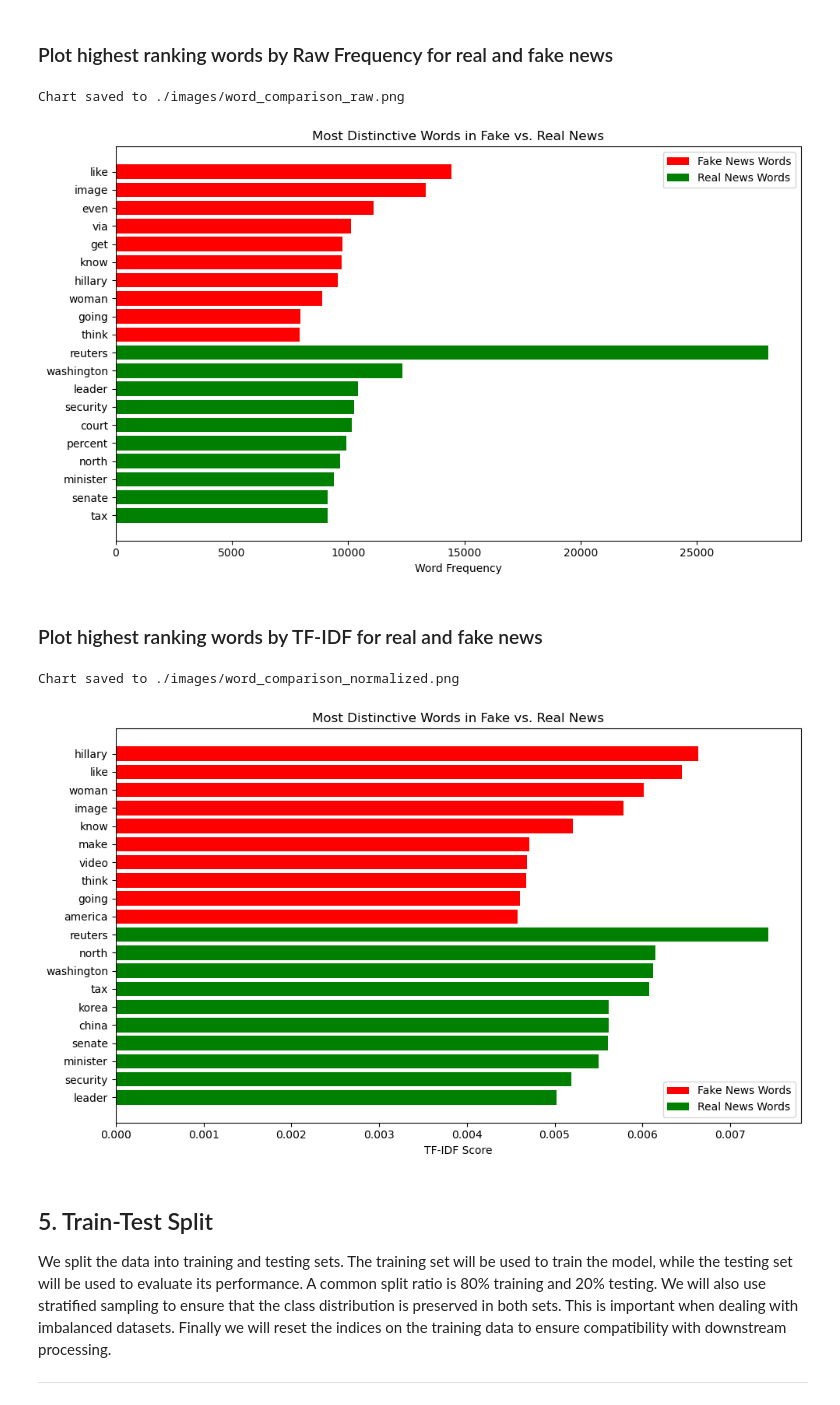
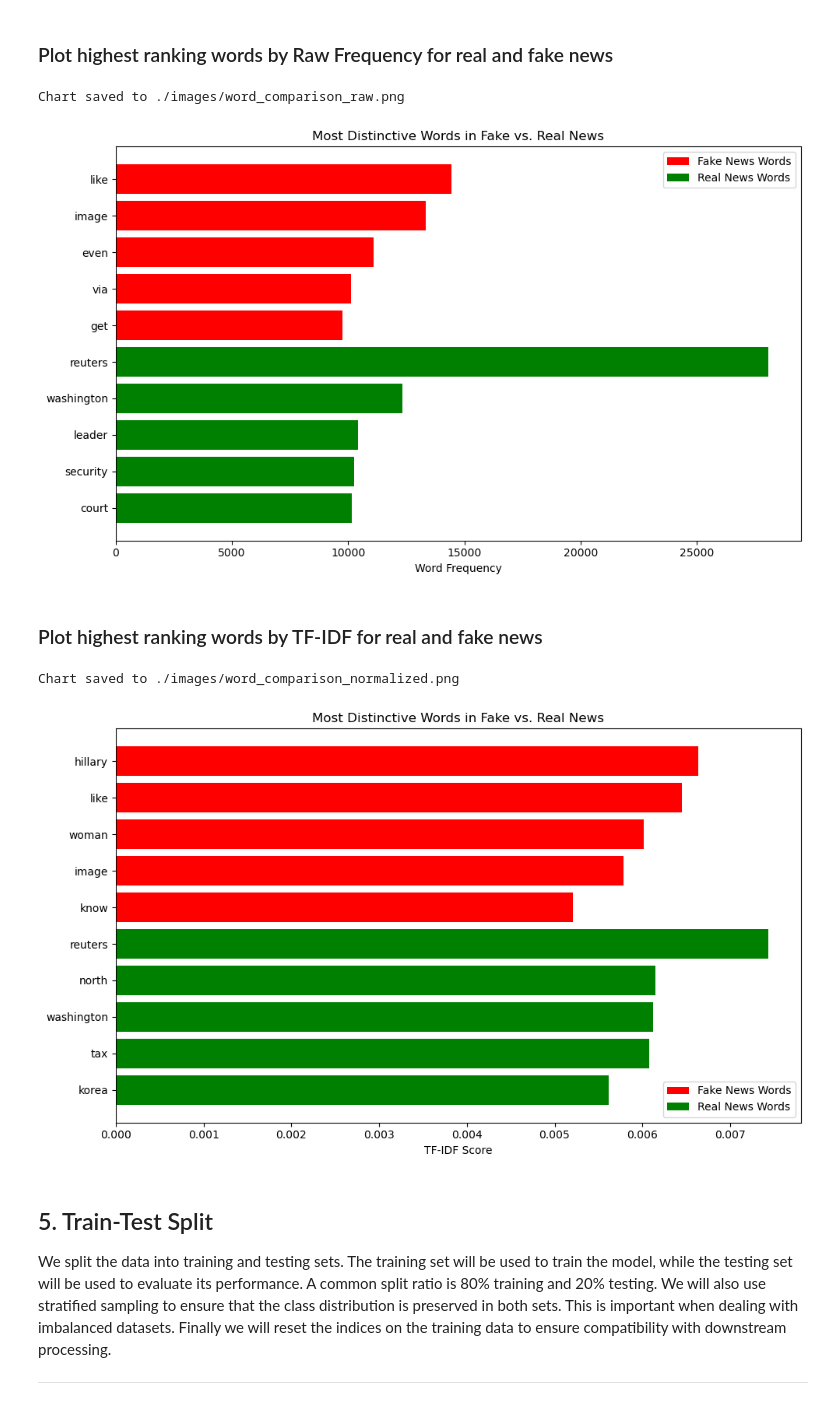
Before and after one commit to oblomovite/fake_news_classifier, a Jupyter notebook: index.ipynb, the cells around one changed output. Saved outputs shown, nothing was run; the diff lists cells and outputs as text; code cells hidden in the pictures.

```diff
--- a/index.ipynb
+++ b/index.ipynb
@@ -626,7 +626,10 @@ def get_top_tfidf_words(texts, top_n=100, exclude_words=None, ngram_range=(1, 2)
         word_tfidf = {word: score for word, score in word_tfidf.items() if word not in exclude_words}
 
     # sort and return top words
-    return dict(sorted(word_tfidf.items(), key=lambda x: x[1], reverse=True)[:top_n])
+    sorted_items = sorted(word_tfidf.items(), key=lambda x: x[1], reverse=True)[:top_n]
+
+    return dict(sorted_items)
+
 
 
 def plot_word_comparison(
@@ -735,17 +738,17 @@ def plot_word_comparison(
 
 ### Plot highest ranking words by Raw Frequency for real and fake news
 # %%
-plot_word_comparison(df, method="count", save_path="./images/word_comparison_raw.png", top_n=10, ngram_range=(1, 3))
+plot_word_comparison(df, method="count", save_path="./images/word_comparison_raw.png", top_n=5, ngram_range=(1, 3))
 # %% [output]
 Chart saved to ./images/word_comparison_raw.png
-[figure, old version]
+[figure, new version]
 # %% [markdown]
 ### Plot highest ranking words by TF-IDF for real and fake news
 # %%
-plot_word_comparison(df, method="tfidf", save_path="./images/word_comparison_normalized.png", top_n=10, ngram_range=(1, 3))
+plot_word_comparison(df, method="tfidf", save_path="./images/word_comparison_normalized.png", top_n=5, ngram_range=(1, 3))
 # %% [output]
 Chart saved to ./images/word_comparison_normalized.png
-[figure, old version]
+[figure, new version]
 # %% [markdown]
 ## 5. Train-Test Split
 
```
Also changed, not shown: 1 other file.
